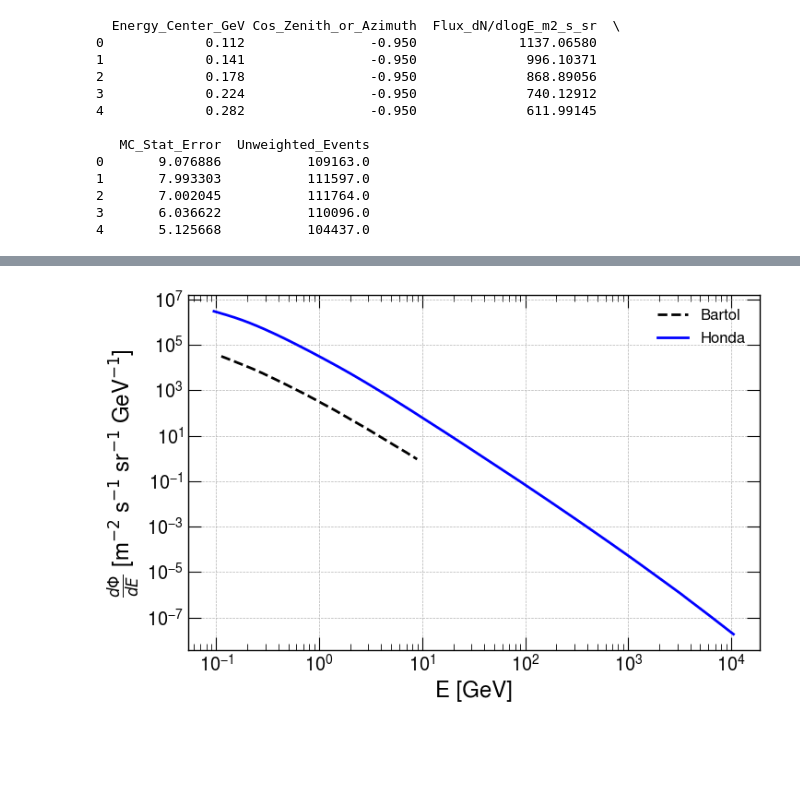
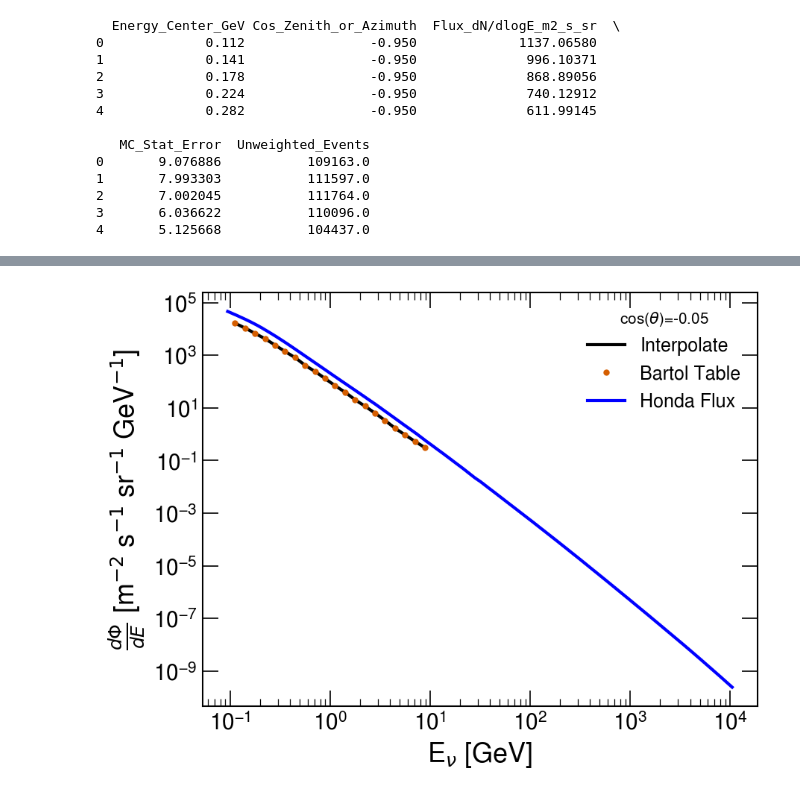
Before and after one commit to lperes-ufrj/UpperLimitCode, a Jupyter notebook: ValidationStudies/FluxsAtm/flux_adap.ipynb, the cells around one changed output, grey strips where cells are left out. Drawn from its saved outputs; the diff is of its cells as text; code cells hidden in the pictures; blank space fills up the shorter version.

Commit message:
updating flux study

```diff
--- a/ValidationStudies/FluxsAtm/flux_adap.ipynb
+++ b/ValidationStudies/FluxsAtm/flux_adap.ipynb
@@ -166,0 +132,13 @@ for col in columns_to_plot:
+# %%
+from scipy import interpolate
+from scipy.interpolate import interp1d
+
+
+def log_interp1d(x, y, kind='linear'):
+    """
+    Logarithmic interpolation for y while keeping x linear.
+    """
+    y = np.clip(y, 1e-10, None)  # Avoid issues with zeros or negatives in y
+    logy = np.log10(y)
+    lin_interp = interp1d(x, logy, kind=kind, bounds_error=False, fill_value="extrapolate")
+    return lambda z: np.power(10.0, lin_interp(z))
@@ -236,17 +293,30 @@ df_results = pd.DataFrame(results)
 # %%
-import math as m
-df_results = np.array(df_results,dtype=float)
-plt.figure(figsize=(8, 5))
-plt.plot(df_results[:,0],df_results[:,1], ls = '--',label = 'Bartol')
-plt.plot((x_edges[:-1] + x_edges[1:]) / 2, proj_x, color='blue', label="Honda")
 
 
-plt.xlabel(r'E [GeV]')
+group = df_flux[df_flux["Cos_Zenith_or_Azimuth"] == '-0.050']
+
+# Extract energy and flux for this group
+energy = group["Energy_Center_GeV"].values
+flux = group["Flux_dN/dlogE_m2_s_sr"].values
+dflux_dE = np.array(flux, dtype=float) / (np.log(10) * np.array(energy, dtype=float))
+
+
+plt.figure(dpi=150)
+#x: energy values from Bartol
+#flux: flux values from Bartol
+f = log_interp1d(np.array(energy, dtype=float), dflux_dE)
+x_interp = np.linspace(0.112, 8.913, 10000)
+flux_interp = f(x_interp)
+
+plt.plot(x_interp, flux_interp, label = 'Interpolate')
+plt.plot(np.array(energy, dtype=float),dflux_dE,'.', label = 'Bartol Table')
+plt.plot((x_edges[:-1] + x_edges[1:]) / 2, contents[:,100,0],color='blue', label="Honda Flux")
+
+plt.legend(title=rf'cos($\theta$)=-0.05')
 plt.yscale('log')
 plt.xscale('log')
-plt.legend()
-plt.ylabel(r"$\frac{d\Phi}{dE}$ [m$^{-2}$ s$^{-1}$ sr$^{-1}$ GeV$^{-1}$]")
-plt.grid()
+plt.xlabel(r"E$_\nu$ [GeV]")
+plt.ylabel(r'$\frac{d\Phi}{dE}$ [m$^{-2}$ s$^{-1}$ sr$^{-1}$ GeV$^{-1}$]')
 plt.show()
 # %% [output]
-[figure, old version]
+[figure, new version]
```
Also changed, not shown: parts of 8 cells of this notebook.
